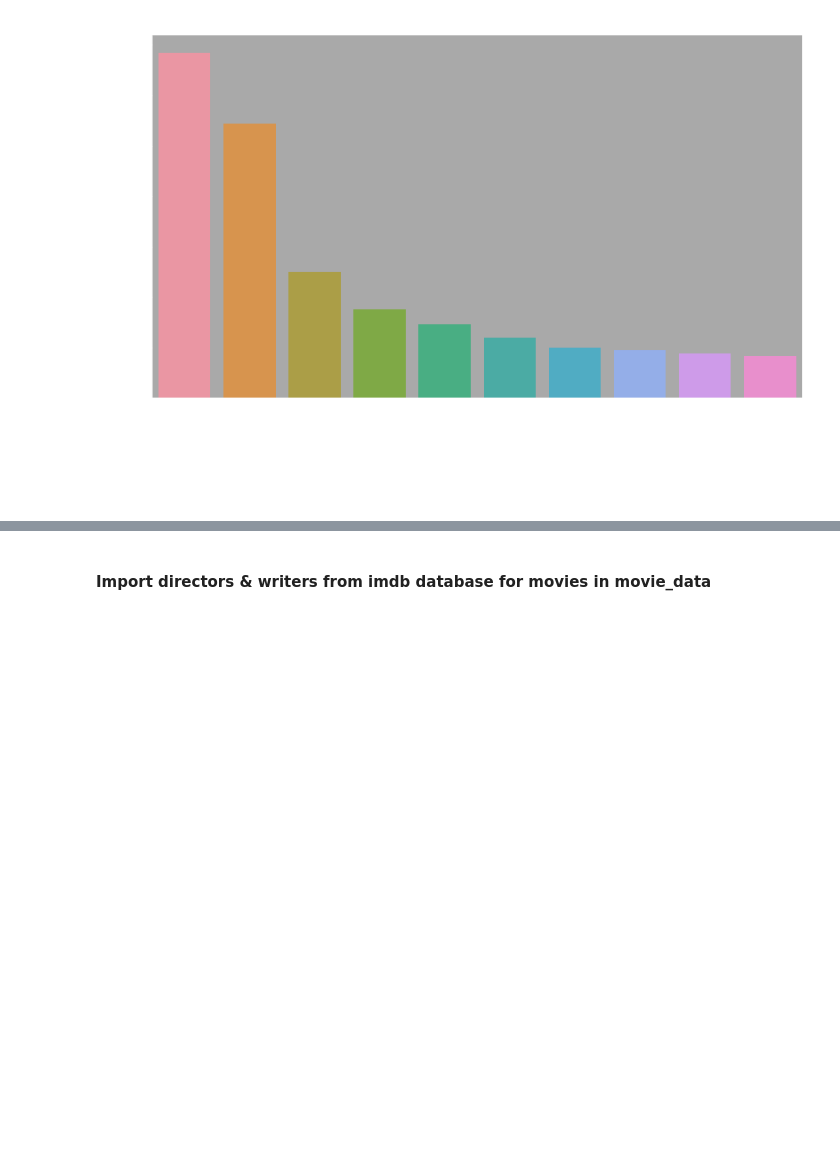
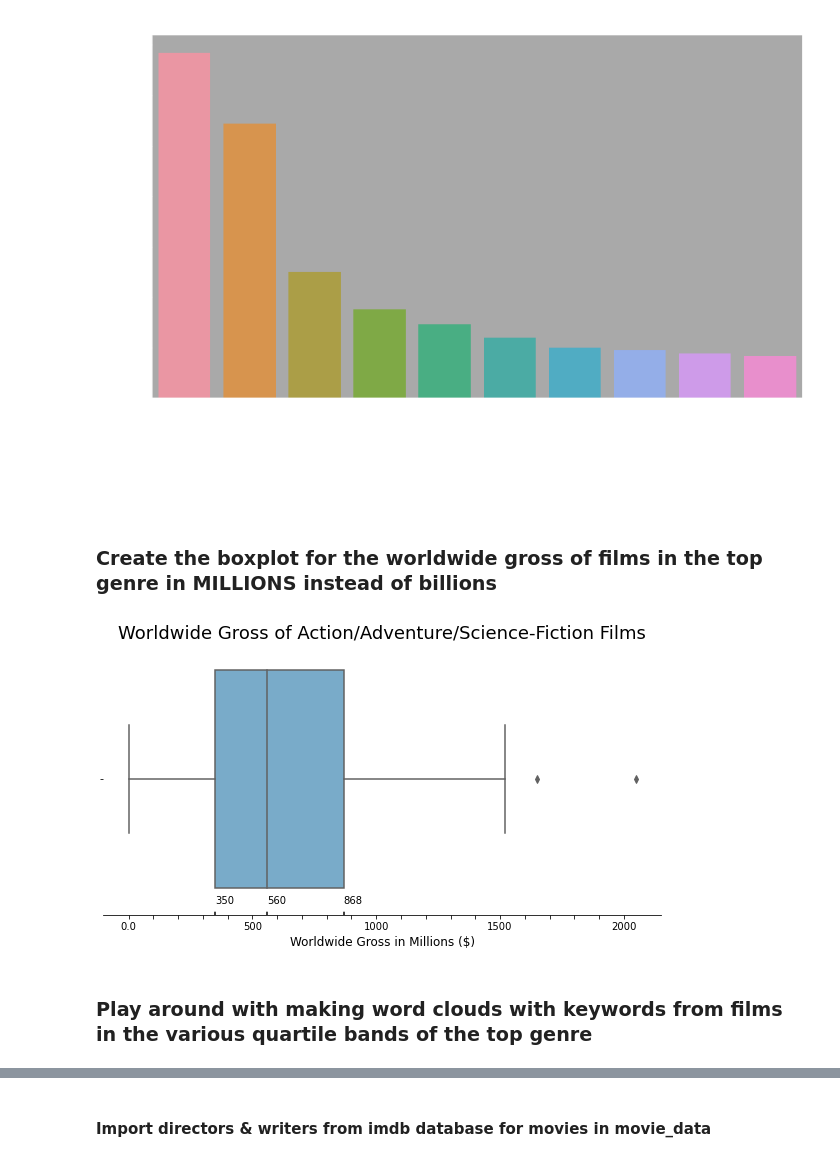
Before and after one commit to ran0027/microsoft_movie_analysis, a Jupyter notebook: Untitled.ipynb, the cells around one changed output, grey strips where cells are left out. Cells and saved outputs as stored; diff of their text form; code cells hidden in the pictures; blank space fills up the shorter version.

```diff
--- a/Untitled.ipynb
+++ b/Untitled.ipynb
@@ -763,3 +692,44 @@ with plt.style.context('seaborn-pastel'):
     # height is 2/3 of width;
 # %% [output]
 [figure]
+# %% [markdown]
+### Create the boxplot for the worldwide gross of films in the top genre in MILLIONS instead of billions
+# %%
+# Create the boxplot of top genre gross distribution in MILLIONS instead of billions
+
+ww_gross_top_genre = movies_w_genres.loc[ movies_w_genres['genres'] == f'{data.index[0]}' ]['worldwide_gross']/1000000
+
+fig, ax = plt.subplots(figsize=(10,5))
+
+sns.boxplot(movies_w_genres.loc[ movies_w_genres['genres'] == f'{data.index[0]}' ]['worldwide_gross']/1000000, ax=ax,\
+            palette = 'Blues_r')
+
+ax.set_title('Worldwide Gross of Action/Adventure/Science-Fiction Films', fontsize=18, pad=5)
+ax.set_xlabel('Worldwide Gross in Millions ($)', fontsize=12)
+
+# add annotations to highlight quartiles
+quart1 = int(ww_gross_top_genre.describe()['25%'])
+ax.annotate(f'{round(quart1,0)}', xy=(quart1,0), xytext=(quart1-0.05,0.46), backgroundcolor='w')
+quart3 = int(ww_gross_top_genre.describe()['75%'])
+ax.annotate(f'{round(quart3,0)}', xy=(quart3,0), xytext=(quart3-0.05,0.46), backgroundcolor='w')
+med = int(ww_gross_top_genre.describe()['50%'])
+ax.annotate(f'{med}', xy=(med,0), xytext=(med-0.05,0.46), backgroundcolor='w')
+
+# add dashed red vertical lines to highlight quartiles
+ax.axvline(x=quart1, color='black', linestyle='--', ymin=-0.5, ymax=0.05)
+ax.axvline(x=quart3, color='k', linestyle='--', ymin=-0.5, ymax=0.05)
+ax.axvline(x=med, color='k', linestyle='--', ymin=-0.5, ymax=0.05)
+
+# make x-axis ticks and labels a little more granular
+ax.set_xticks(np.linspace(0,2000,21))
+ax.set_xticklabels([0.0, '', '', '', '', 500, '', '', '', '', 1000, '', '', '', '', 1500, '', '', '', '', 2000])
+
+# don't show the axes spines
+ax.spines['left'].set_visible(False)
+ax.spines['right'].set_visible(False)
+ax.spines['bottom'].set_visible(True)
+ax.spines['top'].set_visible(False);
+# %% [output]
+[figure, added]
+# %% [markdown]
+### Play around with making word clouds with keywords from films in the various quartile bands of the top genre
```
Also changed, not shown: parts of 22 cells of this notebook.
